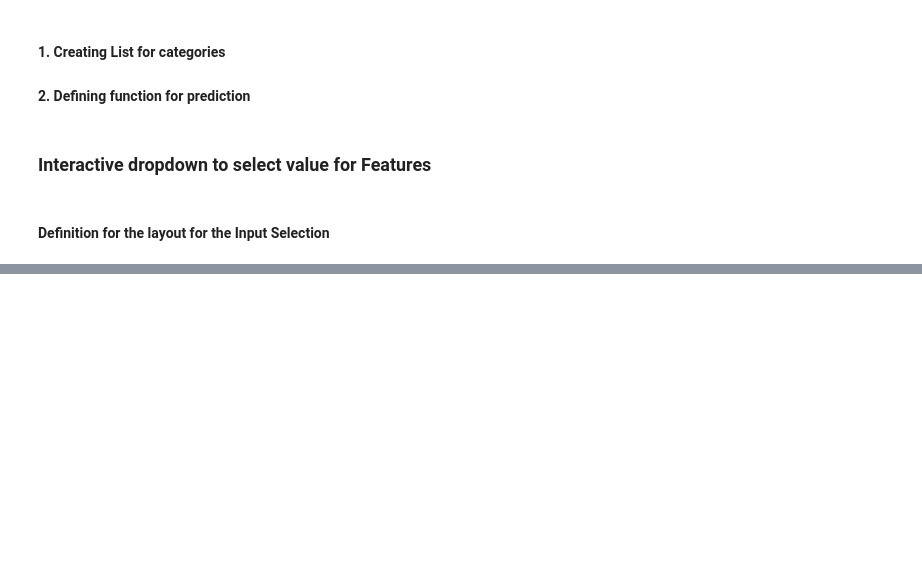
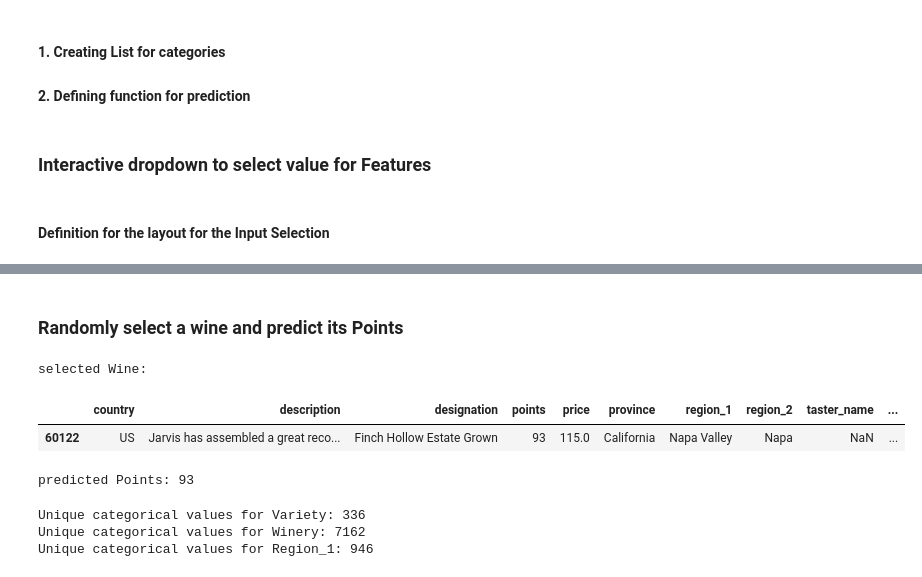
Before and after one commit to vibaskaran/Wine_Review_Analysis, a Jupyter notebook: Wine_review_analysis.ipynb, the cells around one changed output, grey strips where cells are left out. Drawn from its saved outputs; the diff is of its cells as text; code cells hidden in the pictures; blank space fills up the shorter version.

Commit message:
added random wine selection and predicting for its points/rating

```diff
--- a/Wine_review_analysis.ipynb
+++ b/Wine_review_analysis.ipynb
@@ -274,0 +360,58 @@ predict_points(selected_variety,selected_price,selected_winery,selected_region_1
+# %%
+def selectAllDetails(selectedWine):
+    lst1 = []
+    onlyIn130kList_allCol.reset_index()
+    for x in range(0,len(onlyIn130kList_allCol)):
+        if(selectedWine['variety'].values[0] == onlyIn130kList_allCol[x:x+1]['variety'].values[0] and
+           selectedWine['winery'].values[0] == onlyIn130kList_allCol[x:x+1]['winery'].values[0] and
+           selectedWine['price'].values[0] == onlyIn130kList_allCol[x:x+1]['price'].values[0] and
+           selectedWine['points'].values[0] == onlyIn130kList_allCol[x:x+1]['points'].values[0] and
+           selectedWine['region_1'].values[0] == onlyIn130kList_allCol[x:x+1]['region_1'].values[0]):
+            lst1.append(onlyIn130kList_allCol[x:x+1])
+#     print("selected wine details:\n",lst1[0])
+#     print(type(lst1[0]))
+    return lst1[0]
+# %%
+def selectWineForPrediction(variety_category,winery_category,region_1_category):
+    lstVal, retVal = [], []
+    selectedWine = selectRandomWine()
+    predictWine = canWineBePredicted(selectedWine['variety'].values[0],selectedWine['winery'].values[0],selectedWine['region_1'].values[0])
+    if predictWine:
+#         print(selectedWine)
+        selWine = selectAllDetails(selectedWine)
+        lstVal.append(selWine)
+        predictedVal = predict_points(selectedWine['variety'].values[0],selectedWine['price'].values[0],selectedWine['winery'].values[0],selectedWine['region_1'].values[0])
+        lstVal.append(predictedVal)
+        retVal = lstVal
+    else:
+        retVal = selectWineForPrediction(variety_category,winery_category,region_1_category)
+    return retVal
+# %%
+def selectWine():
+    selWine = selectWineForPrediction(variety_category,winery_category,region_1_category)
+#     print("selWine:\n",selWine)
+    return selWine
+# %% [markdown]
+### Randomly select a wine and predict its Points
+# %%
+selWine = selectWine()
+# print("selected Wine all details\n:", selWine)
+
+selectedWine = selWine[0]
+predictedRating = selWine[1]
+print("selected Wine:\n")
+display(selectedWine)
+print("predicted Points:", predictedRating)
+# %% [output]
+selected Wine:
+|  | country | description | designation | points | price | province | region_1 | region_2 | taster_name | ... |
+| 60122 | US | Jarvis has assembled a great reco... | Finch Hollow Estate Grown | 93 | 115.0 | California | Napa Valley | Napa | NaN | ... |
+predicted Points: 93
+# %%
+print("Unique categorical values for Variety:",len(variety_category))
+print("Unique categorical values for Winery:",len(winery_category))
+print("Unique categorical values for Region_1:",len(region_1_category))
+# %% [output]
+Unique categorical values for Variety: 336
+Unique categorical values for Winery: 7162
+Unique categorical values for Region_1: 946
```
Also changed, not shown: parts of 20 cells of this notebook.
